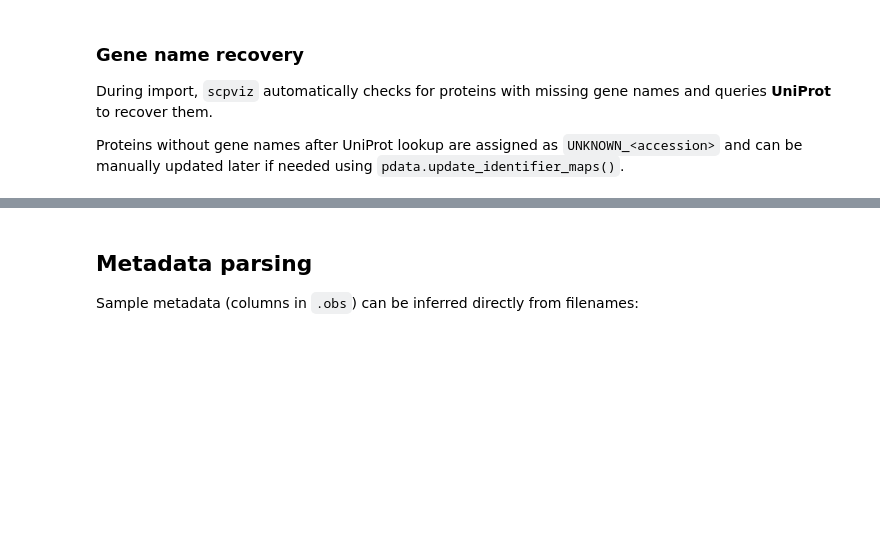
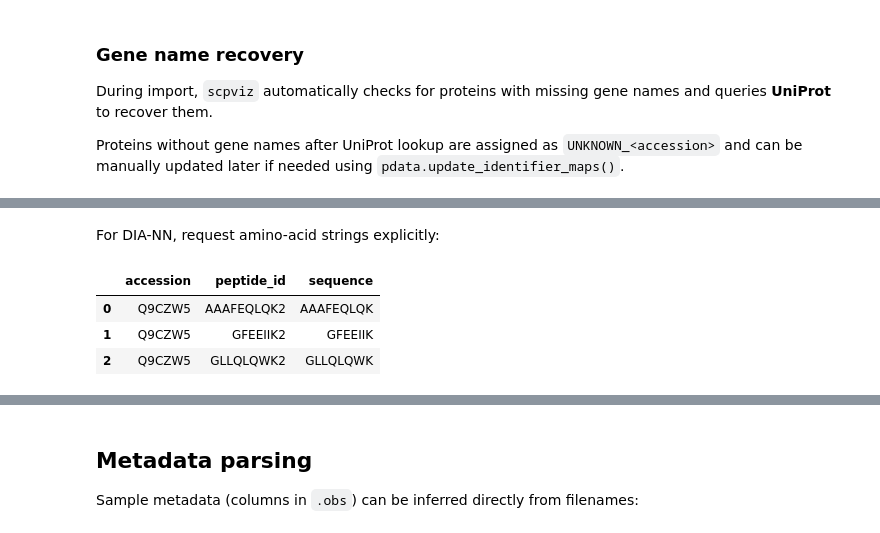
Before and after one commit to gnaprs/scpviz, a Jupyter notebook: docs/tutorials/importing.ipynb, the cells around one changed output, grey strips where cells are left out. Cells and saved outputs as stored; diff of their text form; code cells hidden in the pictures; blank space fills up the shorter version.

```diff
--- a/docs/tutorials/importing.ipynb
+++ b/docs/tutorials/importing.ipynb
@@ -175,0 +211,15 @@ Proteins without gene names after UniProt lookup are assigned as `UNKNOWN_<acces
+# %% [markdown]
+For DIA-NN, request amino-acid strings explicitly:
+# %%
+df = scutils.get_peptides_for_accessions(
+    pdata,
+    ["Tomm70"],
+    sequence_from="Stripped.Sequence",
+)
+
+df
+# %% [output]
+|  | accession | peptide_id | sequence |
+| 0 | Q9CZW5 | AAAFEQLQK2 | AAAFEQLQK |
+| 1 | Q9CZW5 | GFEEIIK2 | GFEEIIK |
+| 2 | Q9CZW5 | GLLQLQWK2 | GLLQLQWK |
```
Also changed, not shown: parts of 15 cells of this notebook, 5 other files.
